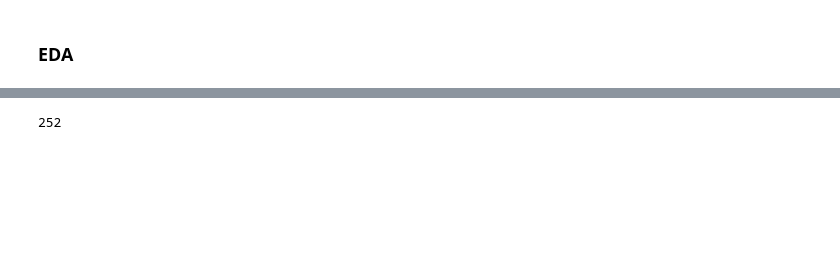
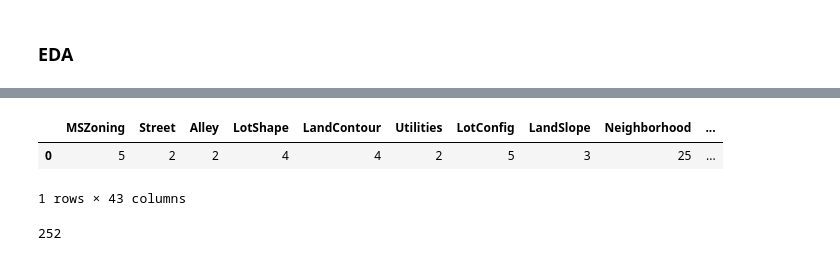
Before and after one commit to benitomartin/house-prices-pipelines, a Jupyter notebook: Houses_Prices_Kaggle.ipynb, the cells around one changed output, grey strips where cells are left out. Cells and saved outputs as stored; diff of their text form; code cells hidden in the pictures; blank space fills up the shorter version.

```diff
--- a/Houses_Prices_Kaggle.ipynb
+++ b/Houses_Prices_Kaggle.ipynb
@@ -45 +115,11 @@ cat_col = make_column_selector(dtype_include=['object'])
+# %%
+# Number of Unique Categories
+
+feat_categorical_nunique = X.select_dtypes(include='object').nunique()
+
+pd.DataFrame(feat_categorical_nunique).T
+# %% [output]
+|  | MSZoning | Street | Alley | LotShape | LandContour | Utilities | LotConfig | LandSlope | Neighborhood | ... |
+| 0 | 5 | 2 | 2 | 4 | 4 | 2 | 5 | 3 | 25 | ... |
+1 rows × 43 columns
 # %%
```
Also changed, not shown: parts of 76 cells of this notebook.
